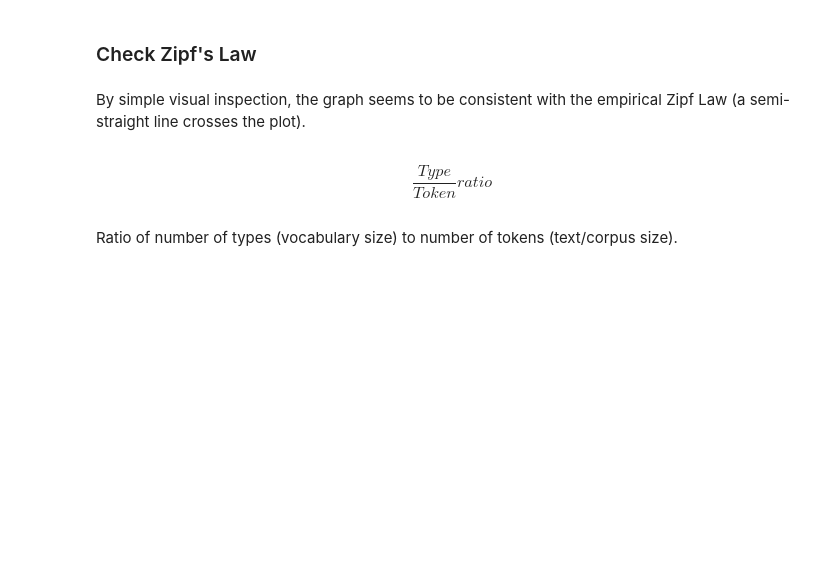
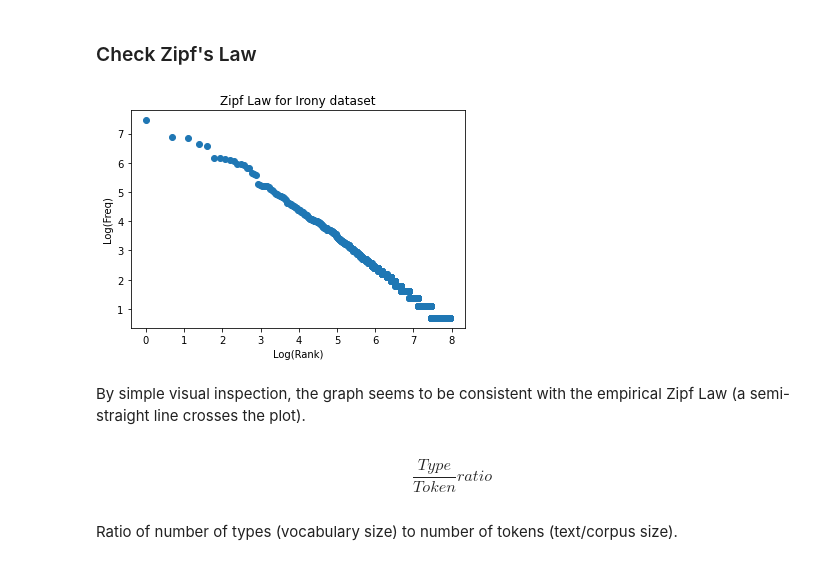
Before and after one commit to dmdequin/fyp2021p4g03, a Jupyter notebook: notebooks/notebook.ipynb, the cells around one changed output. Saved outputs shown, nothing was run; the diff lists cells and outputs as text; code cells hidden in the pictures; blank space fills up the shorter version.

```diff
--- a/notebooks/notebook.ipynb
+++ b/notebooks/notebook.ipynb
@@ -369,3 +393,7 @@ zipf_law(emoji, 'Emoji');
+# %%
+zipf_law(irony, 'Irony');
+# %% [output]
+[figure, added]
 # %% [markdown]
 By simple visual inspection, the graph seems to be consistent with the empirical Zipf Law (a semi-straight line crosses the plot).
 # %% [markdown]
```
Also changed, not shown: parts of 7 cells of this notebook, 2 other files.
